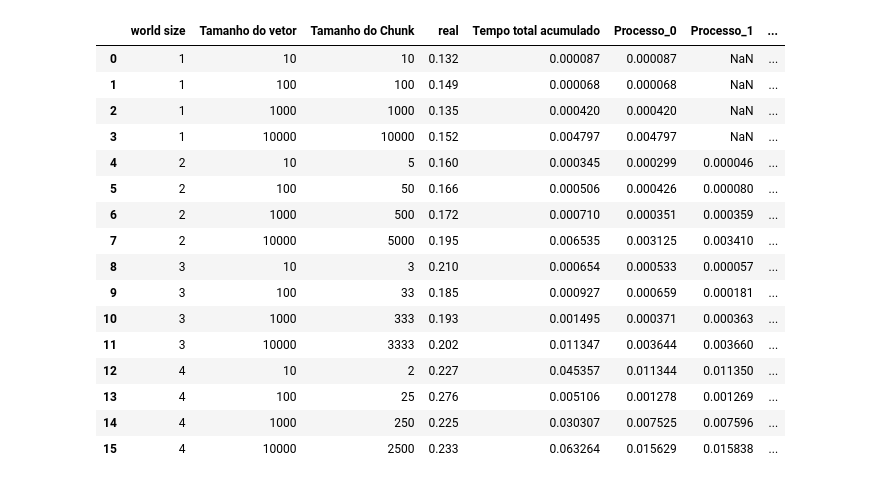
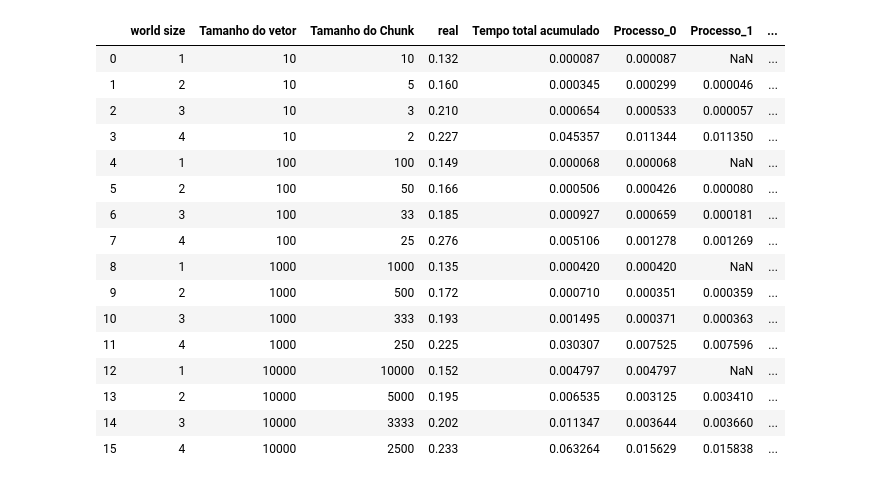
Before and after one commit to dwahast/IPPD, a Jupyter notebook: merge_analise.ipynb, the cells around one changed output. Saved outputs shown, nothing was run; the diff lists cells and outputs as text; code cells hidden in the pictures.

Commit message:
new range and new table

```diff
--- a/merge_analise.ipynb
+++ b/merge_analise.ipynb
@@ -43,22 +43,27 @@ col = df['world size']
 df.drop(labels=['world size'], axis=1,inplace = True)
 df.insert(0, 'world size', col)
 #df['world size'] = df['world size'].astype(int)
-df
+#df.sort_values('')
+df = df.sort_values(['Tamanho do vetor','world size'])
+df = df.reset_index()
+df = df.drop(columns = 'index')
-# %% [output]
-|  | world size | Tamanho do vetor | Tamanho do Chunk | real | Tempo total acumulado | Processo_0 | Processo_1 | ... |
-| 0 | 1 | 10 | 10 | 0.132 | 0.000087 | 0.000087 | NaN | ... |
-| 1 | 1 | 100 | 100 | 0.149 | 0.000068 | 0.000068 | NaN | ... |
-| 2 | 1 | 1000 | 1000 | 0.135 | 0.000420 | 0.000420 | NaN | ... |
-| 3 | 1 | 10000 | 10000 | 0.152 | 0.004797 | 0.004797 | NaN | ... |
-| 4 | 2 | 10 | 5 | 0.160 | 0.000345 | 0.000299 | 0.000046 | ... |
-| 5 | 2 | 100 | 50 | 0.166 | 0.000506 | 0.000426 | 0.000080 | ... |
-| 6 | 2 | 1000 | 500 | 0.172 | 0.000710 | 0.000351 | 0.000359 | ... |
-| 7 | 2 | 10000 | 5000 | 0.195 | 0.006535 | 0.003125 | 0.003410 | ... |
-| 8 | 3 | 10 | 3 | 0.210 | 0.000654 | 0.000533 | 0.000057 | ... |
-| 9 | 3 | 100 | 33 | 0.185 | 0.000927 | 0.000659 | 0.000181 | ... |
-| 10 | 3 | 1000 | 333 | 0.193 | 0.001495 | 0.000371 | 0.000363 | ... |
-| 11 | 3 | 10000 | 3333 | 0.202 | 0.011347 | 0.003644 | 0.003660 | ... |
-| 12 | 4 | 10 | 2 | 0.227 | 0.045357 | 0.011344 | 0.011350 | ... |
-| 13 | 4 | 100 | 25 | 0.276 | 0.005106 | 0.001278 | 0.001269 | ... |
-| 14 | 4 | 1000 | 250 | 0.225 | 0.030307 | 0.007525 | 0.007596 | ... |
-| 15 | 4 | 10000 | 2500 | 0.233 | 0.063264 | 0.015629 | 0.015838 | ... |
+# %%
+df[df['Tamanho do vetor'].astype(int) <= 10000]
+# %% [output]
+|  | world size | Tamanho do vetor | Tamanho do Chunk | real | Tempo total acumulado | Processo_0 | Processo_1 | ... |
+| 0 | 1 | 10 | 10 | 0.132 | 0.000087 | 0.000087 | NaN | ... |
+| 1 | 2 | 10 | 5 | 0.160 | 0.000345 | 0.000299 | 0.000046 | ... |
+| 2 | 3 | 10 | 3 | 0.210 | 0.000654 | 0.000533 | 0.000057 | ... |
+| 3 | 4 | 10 | 2 | 0.227 | 0.045357 | 0.011344 | 0.011350 | ... |
+| 4 | 1 | 100 | 100 | 0.149 | 0.000068 | 0.000068 | NaN | ... |
+| 5 | 2 | 100 | 50 | 0.166 | 0.000506 | 0.000426 | 0.000080 | ... |
+| 6 | 3 | 100 | 33 | 0.185 | 0.000927 | 0.000659 | 0.000181 | ... |
+| 7 | 4 | 100 | 25 | 0.276 | 0.005106 | 0.001278 | 0.001269 | ... |
+| 8 | 1 | 1000 | 1000 | 0.135 | 0.000420 | 0.000420 | NaN | ... |
+| 9 | 2 | 1000 | 500 | 0.172 | 0.000710 | 0.000351 | 0.000359 | ... |
+| 10 | 3 | 1000 | 333 | 0.193 | 0.001495 | 0.000371 | 0.000363 | ... |
+| 11 | 4 | 1000 | 250 | 0.225 | 0.030307 | 0.007525 | 0.007596 | ... |
+| 12 | 1 | 10000 | 10000 | 0.152 | 0.004797 | 0.004797 | NaN | ... |
+| 13 | 2 | 10000 | 5000 | 0.195 | 0.006535 | 0.003125 | 0.003410 | ... |
+| 14 | 3 | 10000 | 3333 | 0.202 | 0.011347 | 0.003644 | 0.003660 | ... |
+| 15 | 4 | 10000 | 2500 | 0.233 | 0.063264 | 0.015629 | 0.015838 | ... |
```
Also changed, not shown: parts of 6 cells of this notebook, 1 other file.
